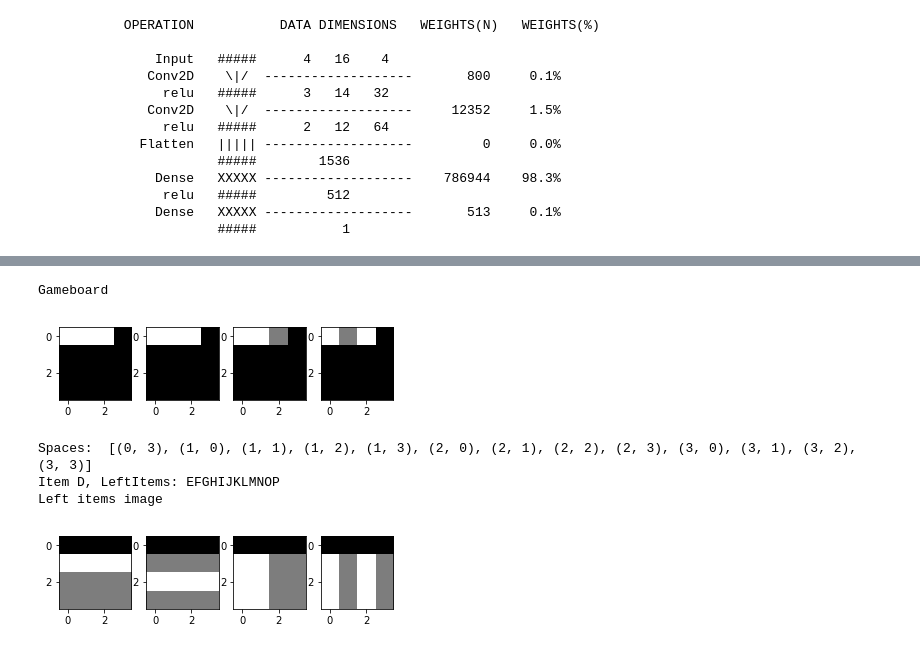
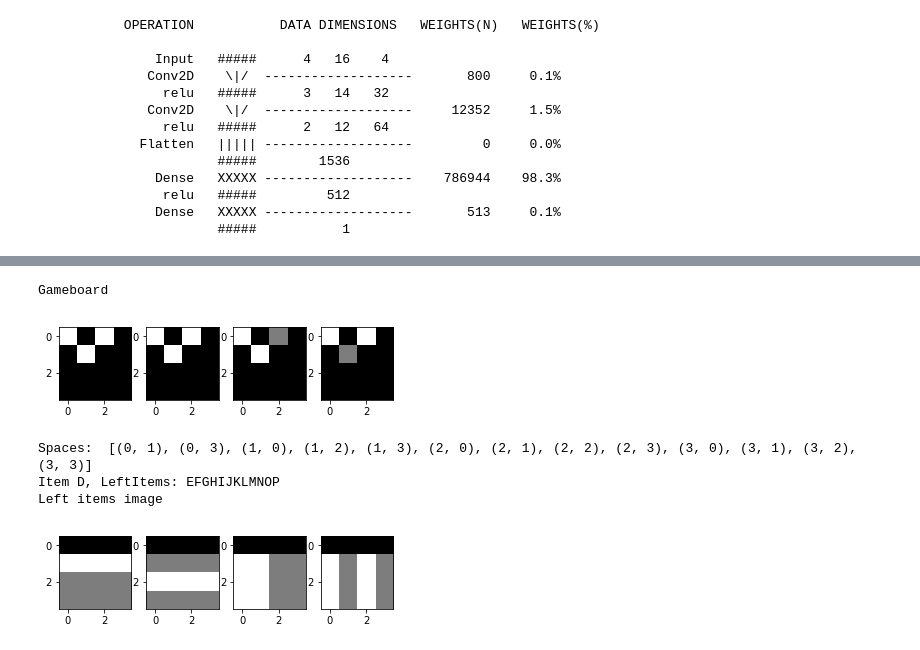
Before and after one commit to valsdav/qQuarto, a Jupyter notebook: Visualize Train.ipynb, the cells around one changed output, grey strips where cells are left out. Cells and saved outputs as stored; diff of their text form; code cells hidden in the pictures.

```diff
--- a/Visualize Train.ipynb
+++ b/Visualize Train.ipynb
@@ -112,14 +146,14 @@ layers
 # %%
 from Quarto import *
 g = Gameboard()
-g.apply_moves([((0,0),"A"), ((0,1),"B"),((0,2),"C")])
+g.apply_moves([((0,0),"A"), ((1,1),"B"),((0,2),"C")])
 left = [l for l in"EFGHIJKLMNOP"]
 s = Status(g, "D", left, left_items_image(left))
 s.show()
 # %% [output]
 Gameboard
-[figure, old version]
+[figure, new version]
-Spaces:  [(0, 3), (1, 0), (1, 1), (1, 2), (1, 3), (2, 0), (2, 1), (2, 2), (2, 3), (3, 0), (3, 1), (3, 2), (3, 3)]
+Spaces:  [(0, 1), (0, 3), (1, 0), (1, 2), (1, 3), (2, 0), (2, 1), (2, 2), (2, 3), (3, 0), (3, 1), (3, 2), (3, 3)]
 Item D, LeftItems: EFGHIJKLMNOP
 Left items image
 [figure]
```
Also changed, not shown: parts of 16 cells of this notebook, 3 other files.
